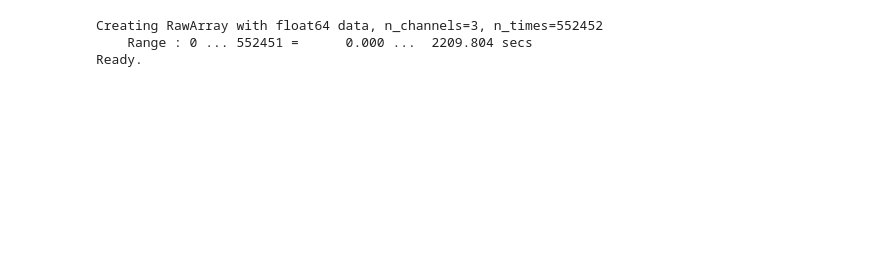
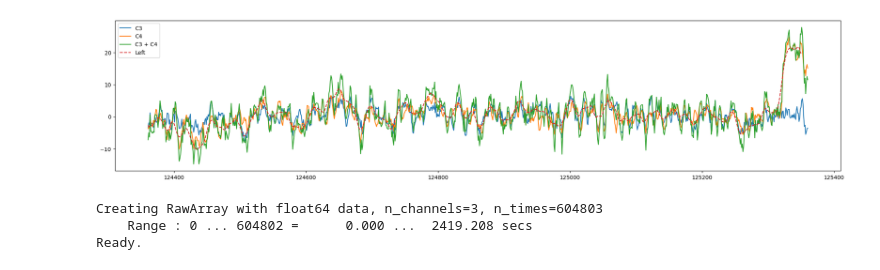
Before and after one commit to philippe-dpz/EEG_proj_repo, a Jupyter notebook: notebooks/Brn_EEG.ipynb, the cells around one changed output. Drawn from its saved outputs; the diff is of its cells as text; code cells hidden in the pictures; blank space fills up the shorter version.

Commit message:
Update Brn_EEG.ipynb
20240623-2340 : Fichier d'études

```diff
--- a/notebooks/Brn_EEG.ipynb
+++ b/notebooks/Brn_EEG.ipynb
@@ -139,8 +298,7 @@ def simple_thresholding(serie : np.array) -> tuple[float, list] :
 # %%
-path = "../data/data.zip"
+path  = "../data/data.zip"
+files = ['B0101T.csv']
 
-df_train_csv = csv_in_zip(path, sous_repertoir = 'train', fichiers_specifiques = ['B0101T.csv'])[0]
-df_label_csv = csv_in_zip(path, sous_repertoir = 'y_train_only', fichiers_specifiques = ['B0101T.csv'])[0]
-event_start  = list(zip(np.where(df_train_csv['EventStart'] == 1)[0], df_label_csv['EventType']))
-
+df_train_csv = csv_in_zip(path, sous_repertoir = 'train', fichiers_specifiques = files)[0]
+df_label_csv = csv_in_zip(path, sous_repertoir = 'y_train_only', fichiers_specifiques = files)[0]
 # df_train_pkl = pkl_in_zip(path, fichier_specifique = 'epoched_train.pkl')
@@ -187,11 +305,47 @@ plt.show();
+# %%
+SAMPLE_RATE = 250                       # Fréquence d'échantillonnage - Hz
+scope       = 4 * SAMPLE_RATE           # Nombre d'échantillon consectutif (4" . SAMPLE_RATE)
+hands       = {0 : 'Left', 1 : 'Right'} #
+
+df_train_cpy, event_start = fancy_df(df_train_csv, df_label_csv['EventType'], hands, scope)
+# %%
+pos    = 16
+start  = event_start[pos][0]
+end    = start + scope
+raw    = df_train_cpy['C3_4'][start : end]
+smooth = raw.copy()
+n      = 5
+alpha  = 1 / 3
+dec    = int(n / alpha)
+
+plt.figure(figsize = (24, 5))
+
+plot_window(df_train_csv, ['C3', 'C4', 'C3 + C4'], start, scope)
+
+# Lissage des hautes fréquences
+for _ in range(n) :
+    smooth = Simple_exponential_smoothing(smooth, alpha, 0)
+
+smooth = pd.Series(index = range(start, end + n - dec), data = smooth[dec :])
+
+plt.plot(smooth, '--', label = hands[event_start[pos][1]])
+# plt.plot(raw - smooth, label = hands[event_start[pos][1]])
+plt.legend()
+plt.show()
+
+# fig, ax = plt.subplots(1, 3, figsize = (20, 3), sharey = True)
+# spectrogram_fromEEG(raw, SAMPLE_RATE, 10, 50, axs = ax[0])
+# spectrogram_fromEEG(smooth, SAMPLE_RATE, 10, 50, axs = ax[1])
+# spectrogram_fromEEG(raw - smooth, SAMPLE_RATE, 10, 50, axs = ax[2])
+# plt.show();
+# %% [output]
+[figure, added]
 # %%
 import mne
 
-sample_rate = 250 # Hz
-
 raw_csv = df_train_csv[['C3', 'Cz', 'C4']]
-raw_mne = mne.io.RawArray(raw_csv.T * 1e-6, mne.create_info(raw_csv.columns.tolist(), sample_rate, ch_types = 'eeg'))
+raw_mne = mne.io.RawArray(raw_csv.T * 1e-6, mne.create_info(raw_csv.columns.tolist(), SAMPLE_RATE, ch_types = 'eeg'))
 # %% [output]
-Creating RawArray with float64 data, n_channels=3, n_times=552452
-    Range : 0 ... 552451 =      0.000 ...  2209.804 secs
+Creating RawArray with float64 data, n_channels=3, n_times=604803
+    Range : 0 ... 604802 =      0.000 ...  2419.208 secs
 Ready.
```
Also changed, not shown: parts of 8 cells of this notebook.
